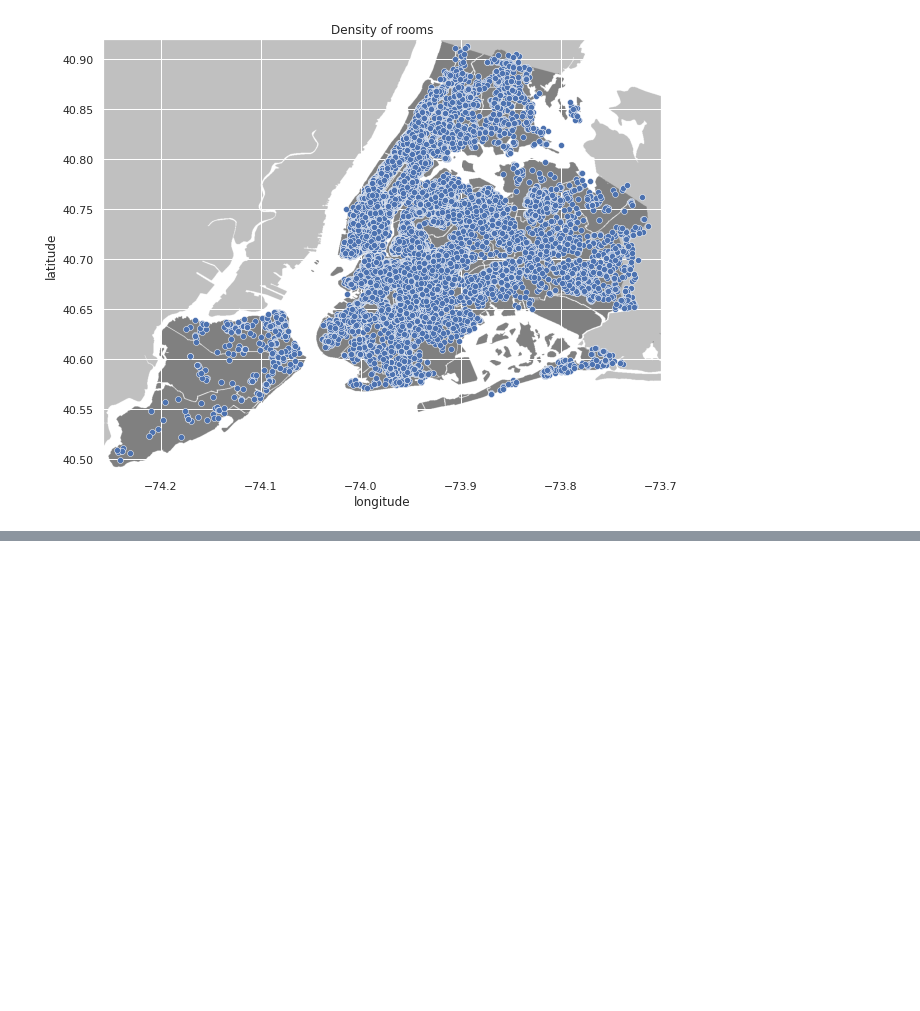
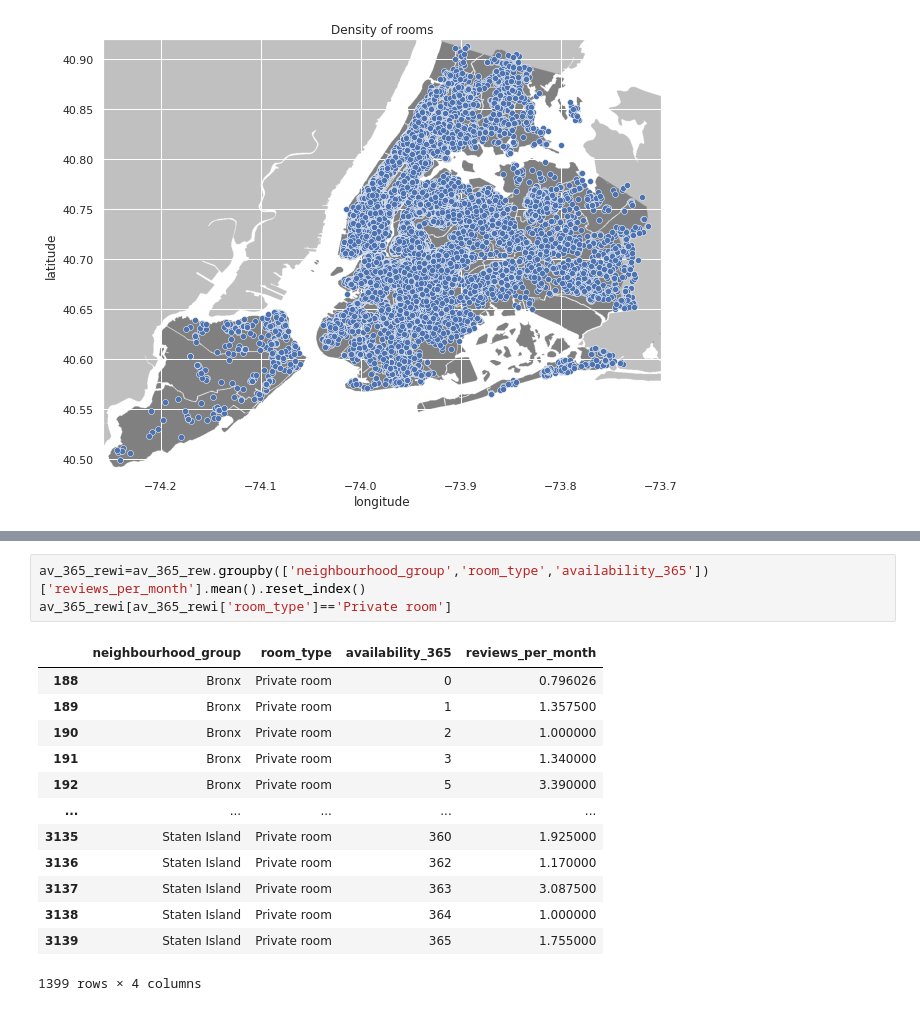
Before and after one commit to pranay2310/AirBnB-bookings-Analysis, a Jupyter notebook: Airbnb_Bookings_Analysis_Capstone_Project.ipynb, the cells around one changed output, grey strips where cells are left out. Saved outputs shown, nothing was run; the diff lists cells and outputs as text; blank space fills up the shorter version.

```diff
--- a/Airbnb_Bookings_Analysis_Capstone_Project.ipynb
+++ b/Airbnb_Bookings_Analysis_Capstone_Project.ipynb
@@ -679,0 +701,17 @@ map_NYC
+# %%
+av_365_rewi=av_365_rew.groupby(['neighbourhood_group','room_type','availability_365'])['reviews_per_month'].mean().reset_index()
+av_365_rewi[av_365_rewi['room_type']=='Private room']
+# %% [output]
+|  | neighbourhood_group | room_type | availability_365 | reviews_per_month |
+| 188 | Bronx | Private room | 0 | 0.796026 |
+| 189 | Bronx | Private room | 1 | 1.357500 |
+| 190 | Bronx | Private room | 2 | 1.000000 |
+| 191 | Bronx | Private room | 3 | 1.340000 |
+| 192 | Bronx | Private room | 5 | 3.390000 |
+| ... | ... | ... | ... | ... |
+| 3135 | Staten Island | Private room | 360 | 1.925000 |
+| 3136 | Staten Island | Private room | 362 | 1.170000 |
+| 3137 | Staten Island | Private room | 363 | 3.087500 |
+| 3138 | Staten Island | Private room | 364 | 1.000000 |
+| 3139 | Staten Island | Private room | 365 | 1.755000 |
+1399 rows × 4 columns
```
Also changed, not shown: parts of 7 cells of this notebook.
